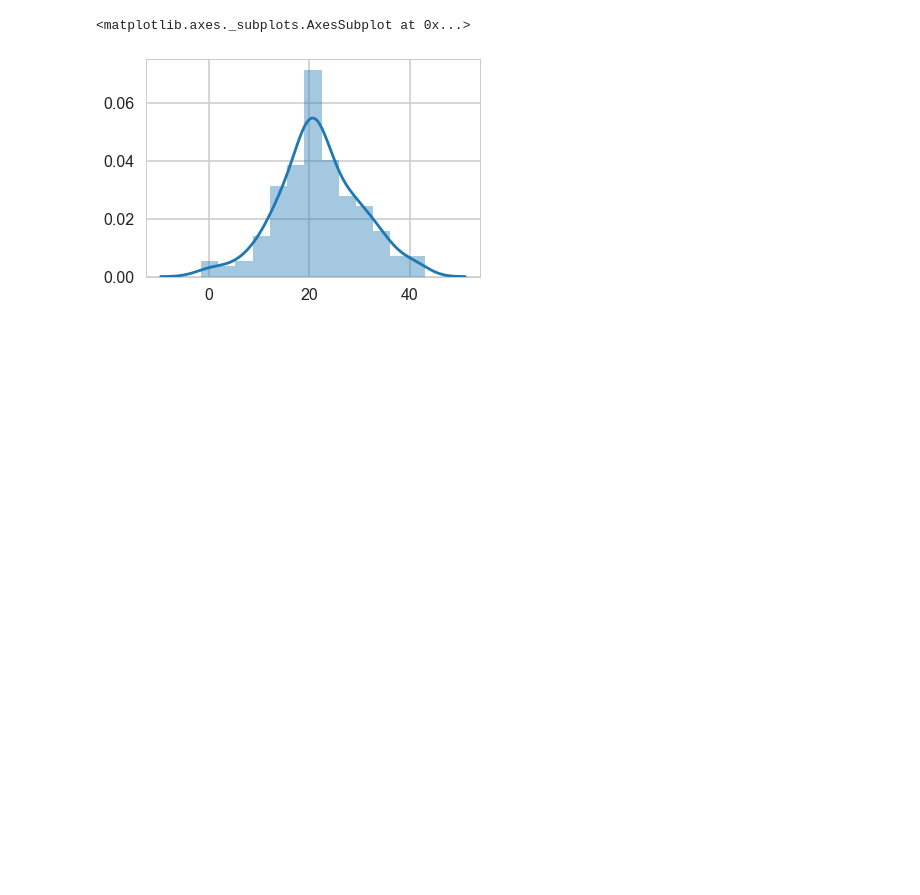
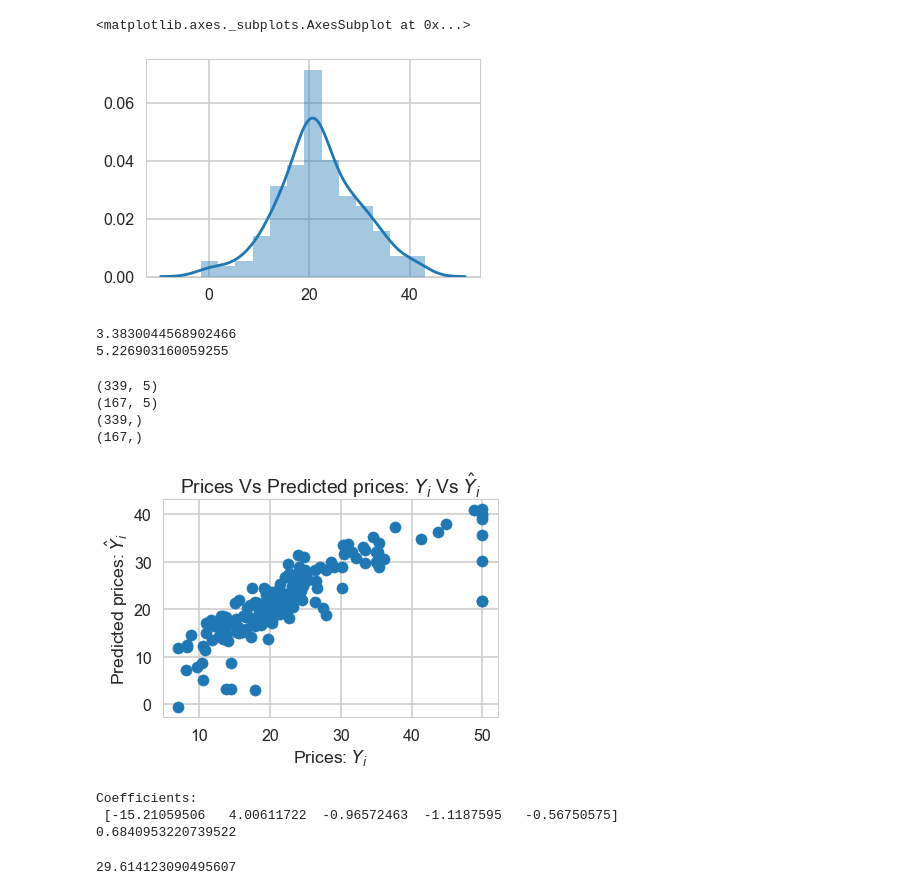
Before and after one commit to saheelahmed2/Boston-Housing-EDA, a Jupyter notebook: Boston Housing.ipynb, the cells around one changed output. Cells and saved outputs as stored; diff of their text form; code cells hidden in the pictures; blank space fills up the shorter version.

```diff
--- a/Boston Housing.ipynb
+++ b/Boston Housing.ipynb
@@ -381,3 +399,54 @@ sns.distplot(Y_pred)
 # %% [output]
 <matplotlib.axes._subplots.AxesSubplot at 0x...>
 [figure]
+# %%
+print(sklearn.metrics.mean_absolute_error(Y_test, Y_pred))
+print(np.sqrt(mse))
+# %% [output]
+3.3830044568902466
+5.226903160059255
+# %%
+from sklearn.model_selection import train_test_split
+X1 = boston_df[['NOX','RM','DIS','PTRATIO','LSTAT']]
+Y1 = boston_df['PRICE']
+
+X_train, X_test, Y_train, Y_test = train_test_split(X1, Y1, test_size =0.33,random_state = 5 )
+print(X_train.shape)
+print(X_test.shape)
+print(Y_train.shape)
+print(Y_test.shape)
+# %% [output]
+(339, 5)
+(167, 5)
+(339,)
+(167,)
+# %%
+from sklearn.linear_model import LinearRegression
+
+LinReg = LinearRegression()
+LinReg.fit(X_train,Y_train)
+
+Y_pred = LinReg.predict(X_test)
+
+plt.scatter(Y_test, Y_pred)
+plt.xlabel("Prices: $Y_i$")
+plt.ylabel("Predicted prices: $\hat{Y}_i$")
+plt.title("Prices Vs Predicted prices: $Y_i$ Vs $\hat{Y}_i$")
+plt.show()
+# %% [output]
+[figure, added]
+# %%
+# displaying the coefficients of parameters
+print("Coefficients: \n", LinReg.coef_)
+
+# displaying the R-squared score
+print(LinReg.score(X_test , Y_test))
+# %% [output]
+Coefficients:
+ [-15.21059506   4.00611722  -0.96572463  -1.1187595   -0.56750575]
+0.6840953220739522
+# %%
+mse = sklearn.metrics.mean_squared_error(Y_test, Y_pred)
+mse
+# %% [output]
+29.614123090495607
```
Also changed, not shown: parts of 10 cells of this notebook.
